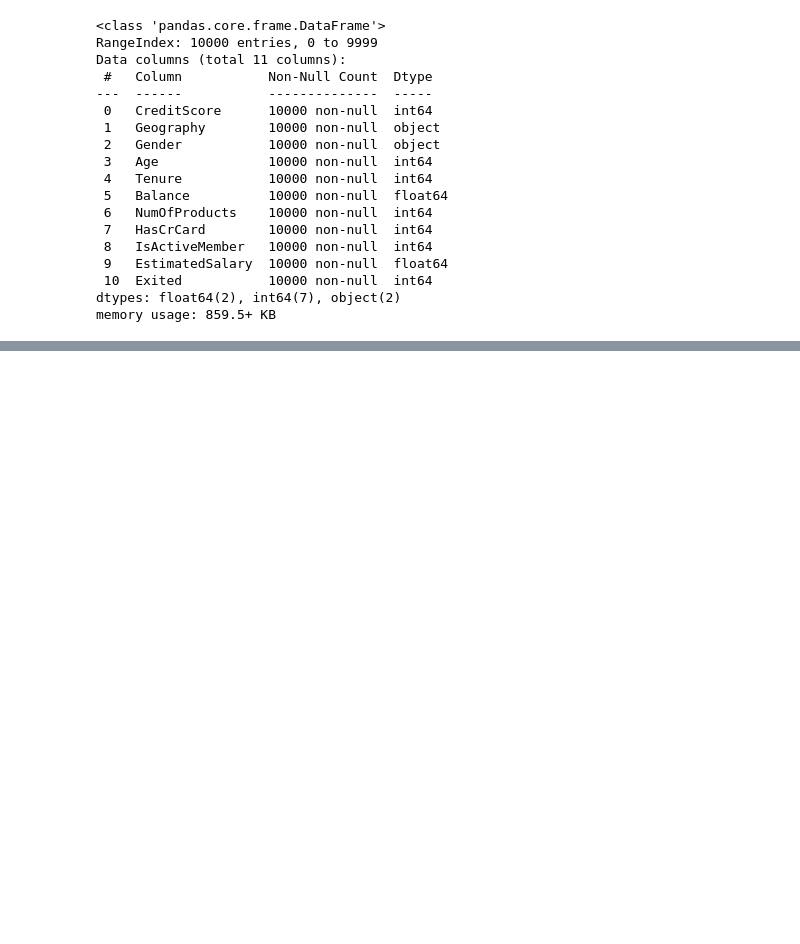
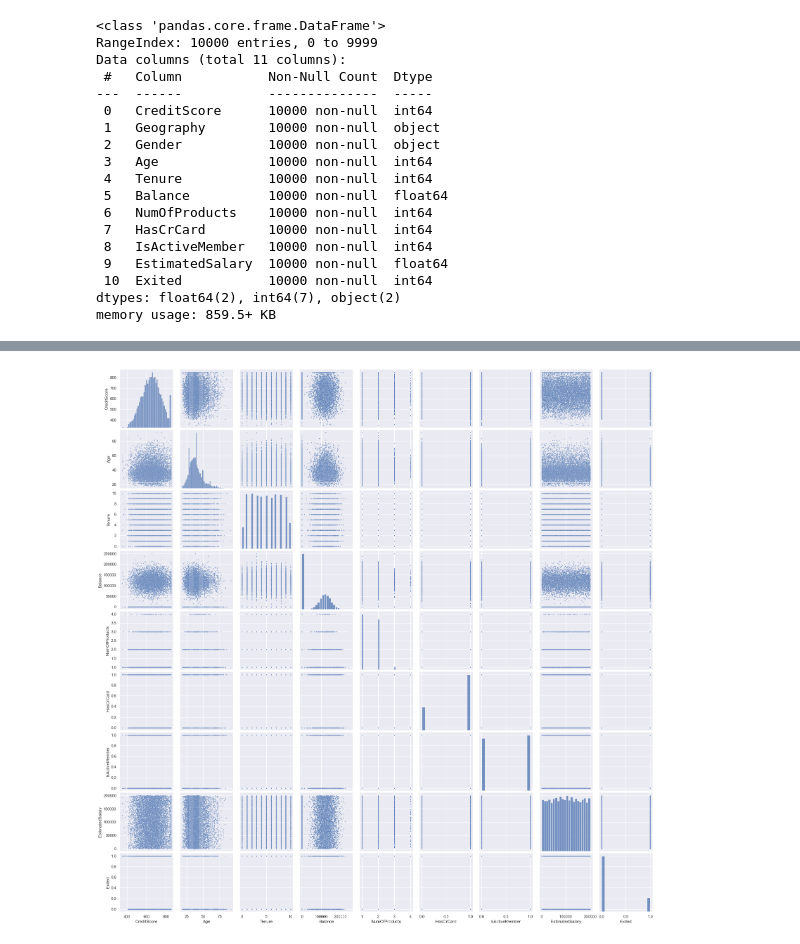
Before and after one commit to joe-orlich/Bank_Churn_Analysis, a Jupyter notebook: Data_Cleaning_EDA.ipynb, the cells around one changed output, grey strips where cells are left out. Drawn from its saved outputs; the diff is of its cells as text; code cells hidden in the pictures; blank space fills up the shorter version.

```diff
--- a/Data_Cleaning_EDA.ipynb
+++ b/Data_Cleaning_EDA.ipynb
@@ -103,0 +312,6 @@ Name: IsActiveMember, dtype: int64
+# %%
+#graphing pairplot, pairwise distribution of data
+
+sns.pairplot(df,plot_kws={"s": 3}, corner=False);
+# %% [output]
+[figure, added]
```
Also changed, not shown: parts of 26 cells of this notebook, 9 other files.
